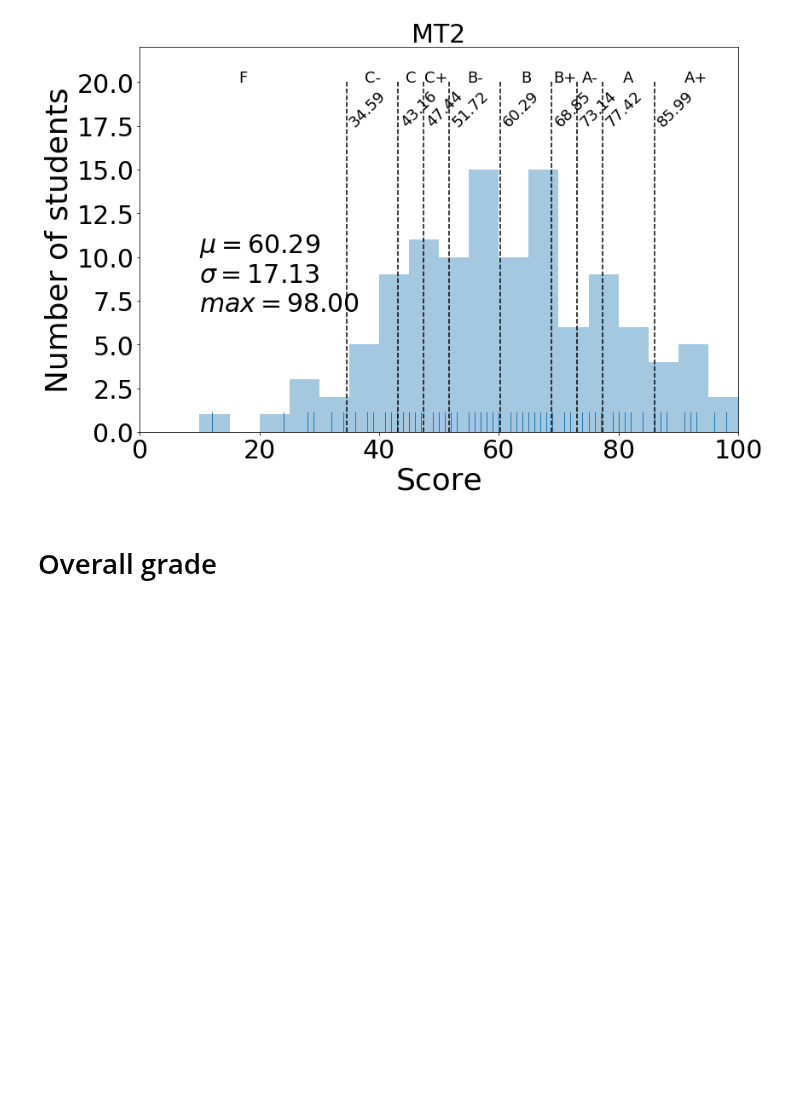
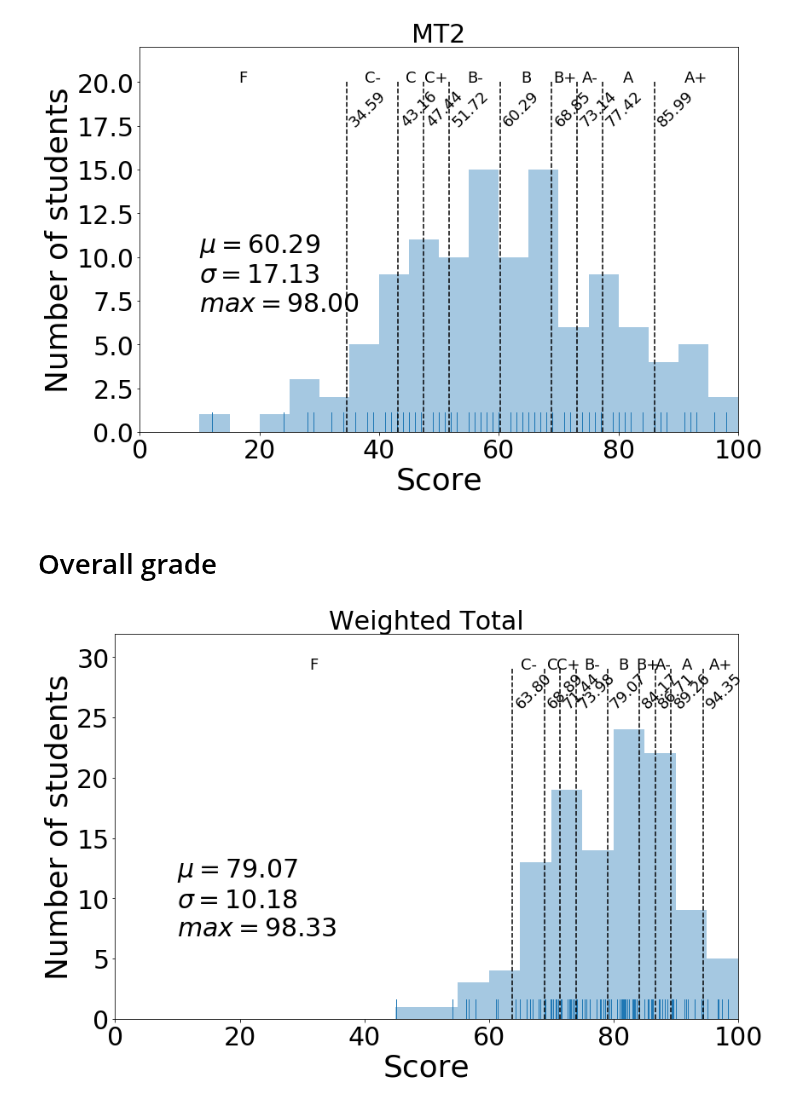
Before and after one commit to materialsvirtuallab/ceng114, a Jupyter notebook: grades/statsw2018.ipynb, the cells around one changed output. Drawn from its saved outputs; the diff is of its cells as text; code cells hidden in the pictures; blank space fills up the shorter version.

```diff
--- a/grades/statsw2018.ipynb
+++ b/grades/statsw2018.ipynb
@@ -200,4 +206,8 @@ cutoffs = bar_plot(d, "MT2", annotate=True)
 # cutoffs = bar_plot(d, "Final", annotate=True)
 # %% [markdown]
 # Overall grade
+# %%
+cutoffs = bar_plot(d, "Weighted Total", annotate=True)
+# %% [output]
+[figure, added]
 # %%
```
Also changed, not shown: parts of 3 cells of this notebook.
